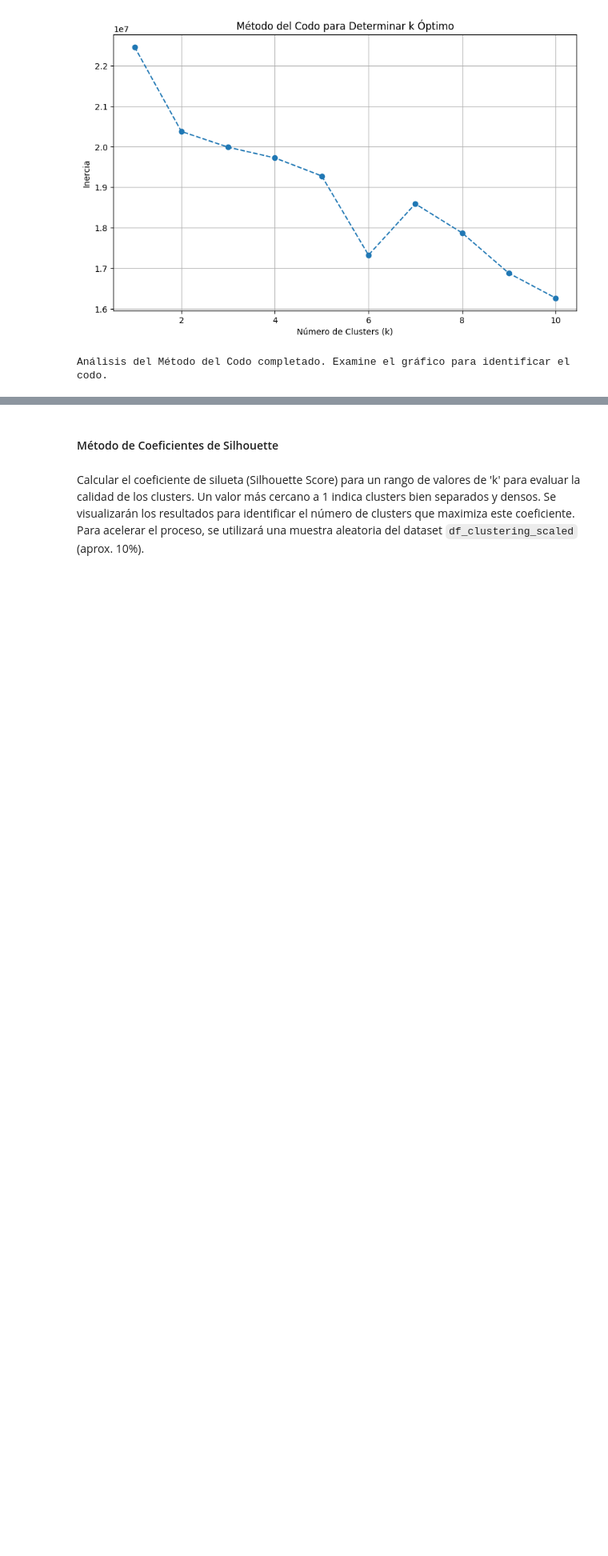
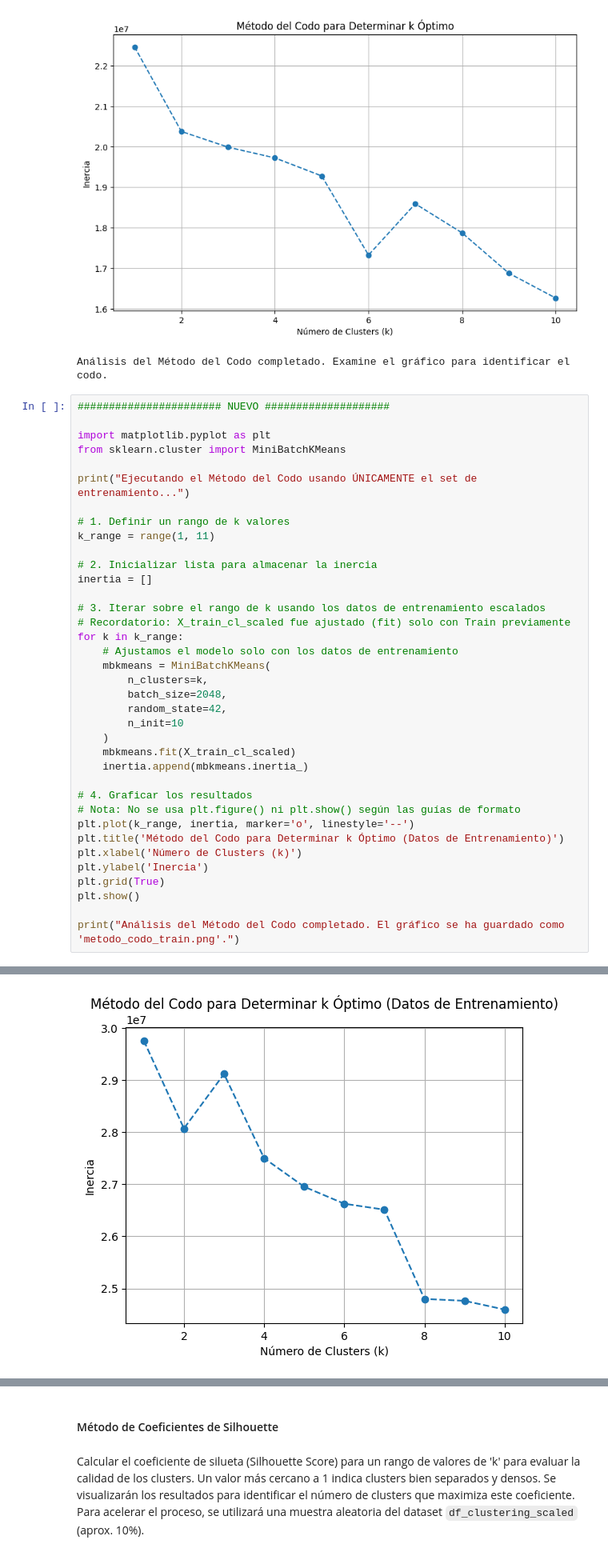
Before and after one commit to josenomberto/UTEC-CDIAV3-MCD8010, a Jupyter notebook: Proyecto02-Grupo1-jc3.ipynb, the cells around one changed output, grey strips where cells are left out. Shown at 80% size. Saved outputs shown, nothing was run; the diff lists cells and outputs as text; blank space fills up the shorter version.

```diff
--- a/Proyecto02-Grupo1-jc3.ipynb
+++ b/Proyecto02-Grupo1-jc3.ipynb
@@ -899,3 +1091,41 @@ print("Análisis del Método del Codo completado. Examine el gráfico para ident
 Ejecutando el Método del Codo para determinar el número óptimo de clusters...
 [figure]
 Análisis del Método del Codo completado. Examine el gráfico para identificar el codo.
+# %%
+####################### NUEVO ####################
+
+import matplotlib.pyplot as plt
+from sklearn.cluster import MiniBatchKMeans
+
+print("Ejecutando el Método del Codo usando ÚNICAMENTE el set de entrenamiento...")
+
+# 1. Definir un rango de k valores
+k_range = range(1, 11)
+
+# 2. Inicializar lista para almacenar la inercia
+inertia = []
+
+# 3. Iterar sobre el rango de k usando los datos de entrenamiento escalados
+# Recordatorio: X_train_cl_scaled fue ajustado (fit) solo con Train previamente
+for k in k_range:
+    # Ajustamos el modelo solo con los datos de entrenamiento
+    mbkmeans = MiniBatchKMeans(
+        n_clusters=k,
+        batch_size=2048,
+        random_state=42,
+        n_init=10
+    )
+    mbkmeans.fit(X_train_cl_scaled)
+    inertia.append(mbkmeans.inertia_)
+
+# 4. Graficar los resultados
+# Nota: No se usa plt.figure() ni plt.show() según las guías de formato
+plt.plot(k_range, inertia, marker='o', linestyle='--')
+plt.title('Método del Codo para Determinar k Óptimo (Datos de Entrenamiento)')
+plt.xlabel('Número de Clusters (k)')
+plt.ylabel('Inercia')
+plt.grid(True)
+plt.show()
+
+print("Análisis del Método del Codo completado. El gráfico se ha guardado como 'metodo_codo_train.png'.")
+# %% [output]
@@ -901,0 +1133 @@ Análisis del Método del Codo completado. Examine el gráfico para identificar
+[figure, added]
```
Also changed, not shown: parts of 30 cells of this notebook.
